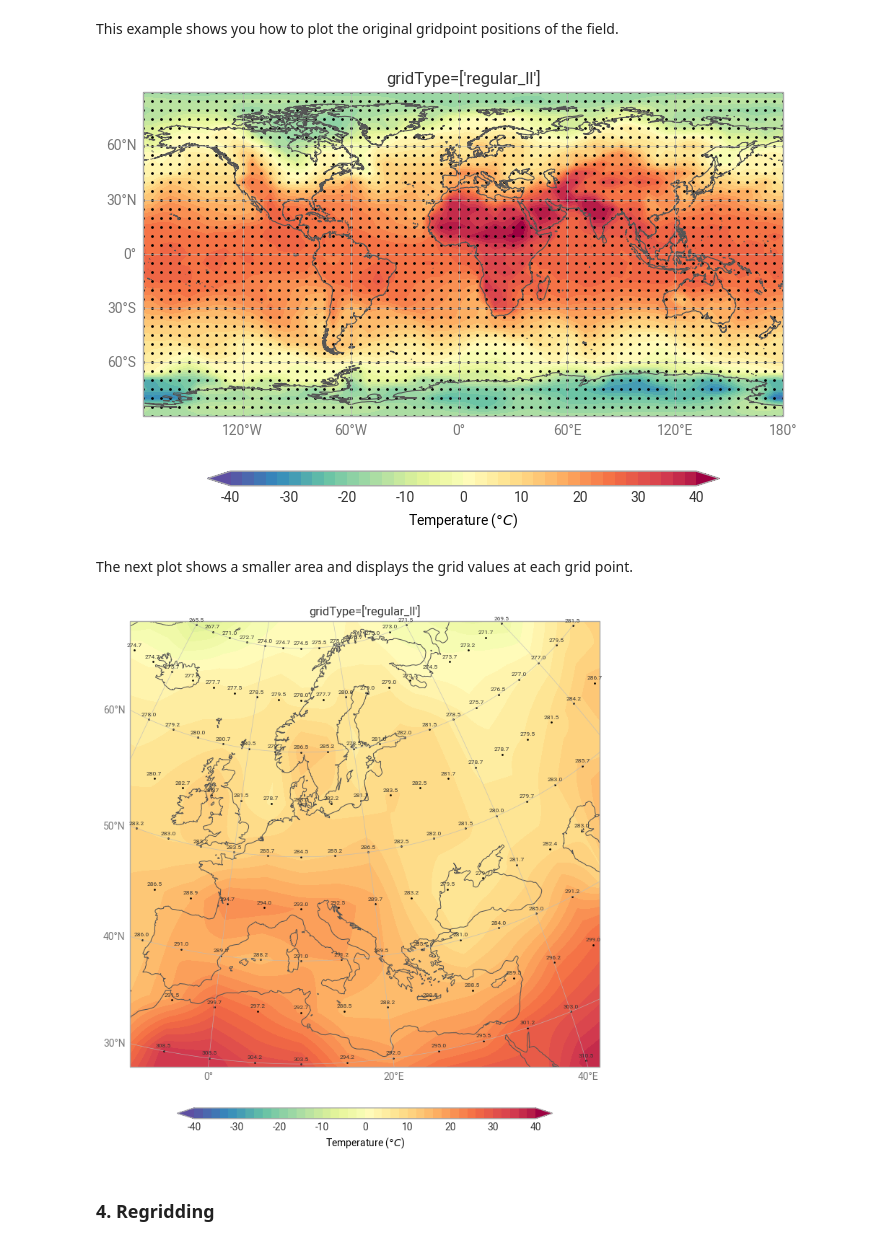
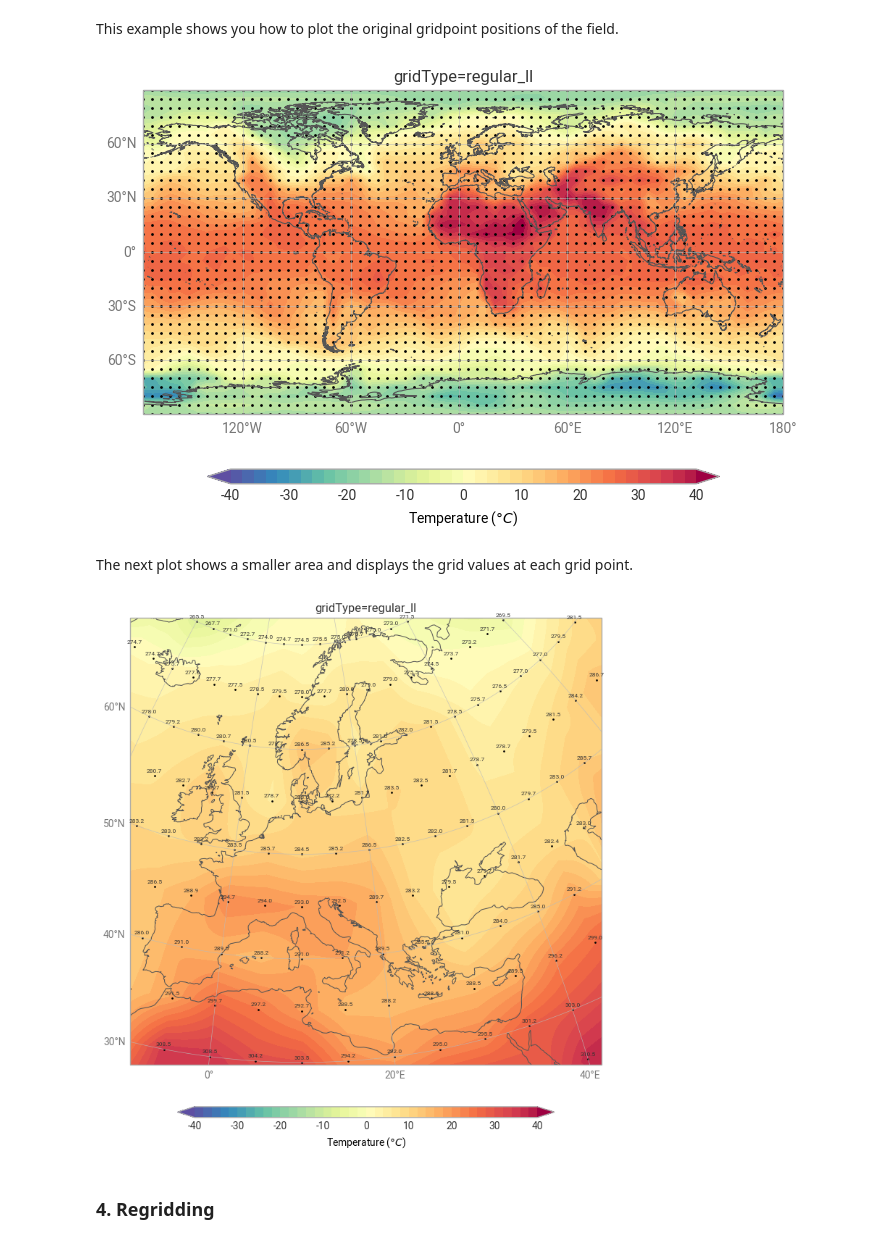
Before and after one commit to ecmwf/earthkit, a Jupyter notebook: docs/tutorials/grid_solutions.ipynb, the cells around one changed output. Saved outputs shown, nothing was run; the diff lists cells and outputs as text; code cells hidden in the pictures.

```diff
--- a/docs/tutorials/grid_solutions.ipynb
+++ b/docs/tutorials/grid_solutions.ipynb
@@ -47,7 +47,7 @@ Next, select the field you will inspect in the rest of the notebook.
 To try another grid type change the `gridType` in the `sel()` call below and rerun the notebook.
 # %%
 # choose one from: regular_ll, reduced_gg, healpix
-f = ds.sel({"geography.grid_type": "regular_ll"})
+f = ds.sel({"geography.grid_type": "regular_ll"})[0]
 f.ls()
 # %% [output]
 |  | parameter.variable | time.valid_datetime | time.base_datetime | time.step | vertical.level | ... |
@@ -92,20 +92,20 @@ This example shows you how to plot the original gridpoint positions of the field
 # %%
 import earthkit.plots as ekp
 
 chart = ekp.Map(size=(7,7))
 chart.contourf(f, units="celsius", auto_style=True)
 
 # plot the original grid points
 chart.grid_points(f, c="black") #marker="+"
 
-chart.title(f"gridType={f.metadata('gridType')}")
+chart.title(f"gridType={f.get('geography.grid_type')}")
 chart.coastlines()
 chart.gridlines()
 chart.legend()
 
 chart.show()
 # %% [output]
-[figure, old version]
+[figure, new version]
 # %% [markdown]
 The next plot shows a smaller area and displays the grid values at each grid point.
 # %%
@@ -133,7 +133,7 @@ chart.legend()
 
 chart.show()
 # %% [output]
-[figure, old version]
+[figure, new version]
 # %% [markdown]
 ### 4. Regridding
 # %% [markdown]
```
Also changed, not shown: parts of 7 cells of this notebook.
